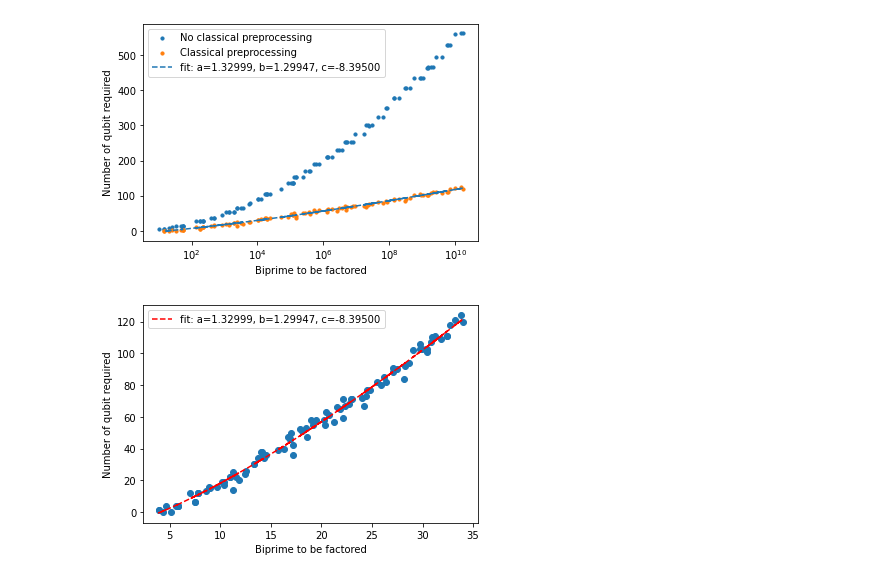
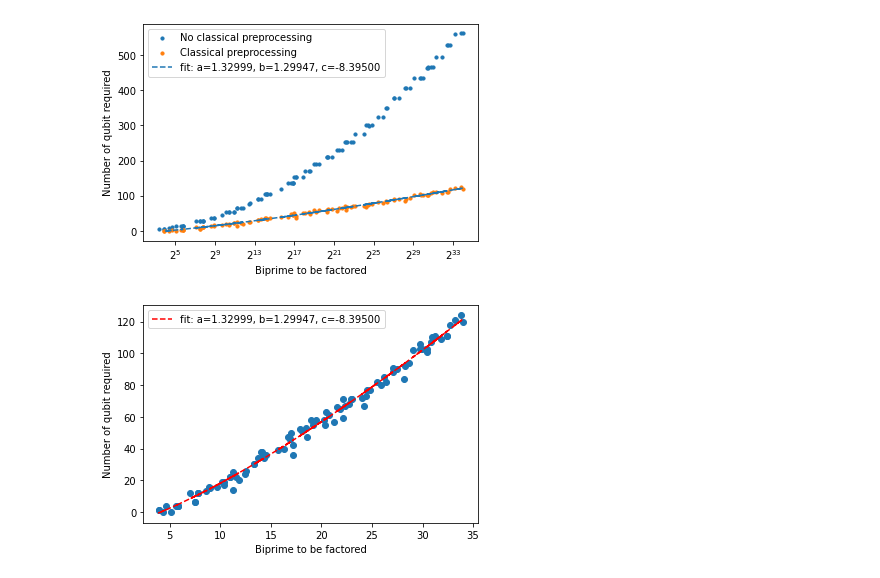
Before and after one commit to Mostafa-Atallah2020/func-qaoa-factorization, a Jupyter notebook: Mostafa and Shamim/graph1.ipynb, the cells around one changed output. Drawn from its saved outputs; the diff is of its cells as text; code cells hidden in the pictures.

```diff
--- a/Mostafa and Shamim/graph1.ipynb
+++ b/Mostafa and Shamim/graph1.ipynb
@@ -45,26 +46,26 @@ def exp_func(x, a, b, c):
 # %%
 data_1 = np.array(qubits_required_no_preprocessing)
 data_2 = np.array(qubits_required_with_preprocessing)
 
 fig = plt.figure()
 ax = fig.add_subplot(1, 1, 1)
 
 ax.scatter(data_1[:, 0], data_1[:, 1], label="No classical preprocessing", s=10)
 ax.scatter(data_2[:, 0], data_2[:, 1], label="Classical preprocessing", s=10)
 
 popt, pcov = curve_fit(exp_func, np.log2(data_2[:, 0]), data_2[:, 1])
 
 plt.plot(data_2[:, 0], exp_func(np.log2(data_2[:, 0]), *popt), '--',
          label='fit: a=%5.5f, b=%5.5f, c=%5.5f' % tuple(popt))
 
 ax.set_xlabel("Biprime to be factored")
 ax.set_ylabel("Number of qubit required")
-ax.set_xscale('log')
+ax.set_xscale('log', base=2)
 plt.legend()
 plt.savefig(plot_name)
 plt.show()
 # %% [output]
-[figure, old version]
+[figure, new version]
 # %%
 xdata = np.log2(data_2[:, 0])
 ydata = data_2[:, 1]
```
Also changed, not shown: parts of 1 cell of this notebook.
